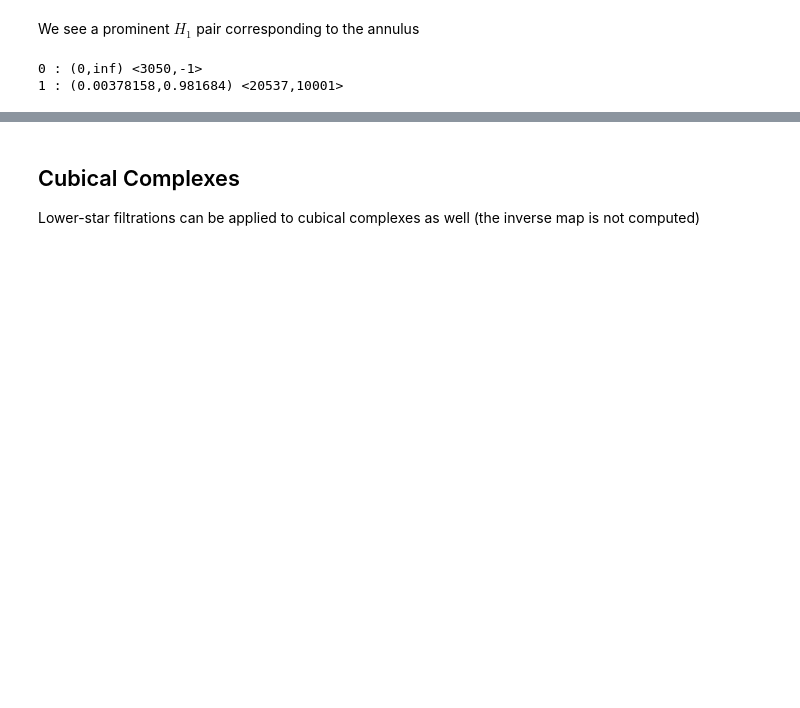
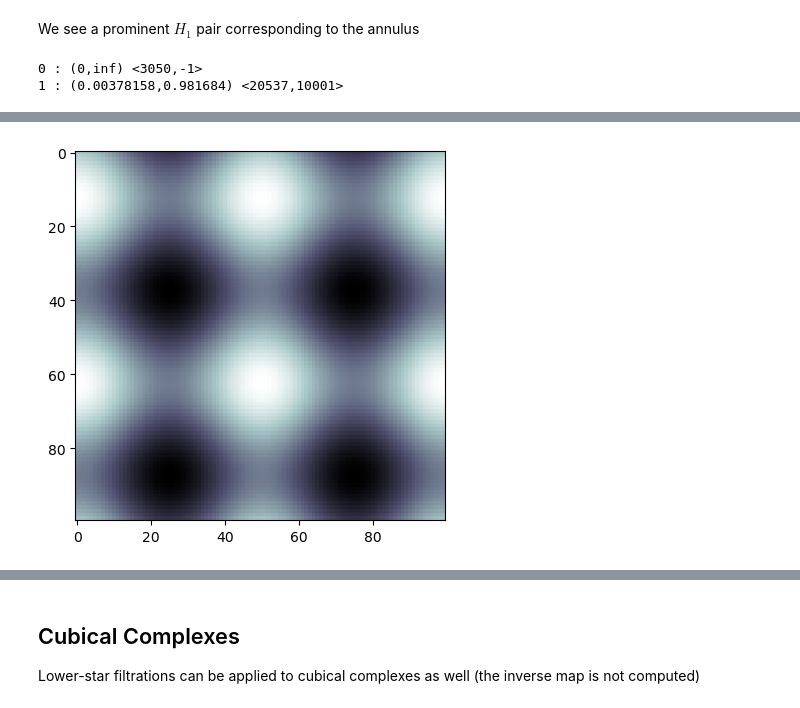
Before and after one commit to CompTop/BATS.py, a Jupyter notebook: docs/sphinx/tutorials/lower_star.ipynb, the cells around one changed output, grey strips where cells are left out. Drawn from its saved outputs; the diff is of its cells as text; code cells hidden in the pictures; blank space fills up the shorter version.

```diff
--- a/docs/sphinx/tutorials/lower_star.ipynb
+++ b/docs/sphinx/tutorials/lower_star.ipynb
@@ -111,0 +121,10 @@ for p in ps:
+# %%
+img2 = np.empty((n,n))
+for i in range(n):
+    for j in range(n):
+        img2[i,j] = np.sin(4*np.pi*i/n) + np.cos(4*np.pi*j/n)
+
+plt.imshow(img2, cmap='bone')
+plt.show()
+# %% [output]
+[figure, added]
```
Also changed, not shown: parts of 12 cells of this notebook, 2 other files.
